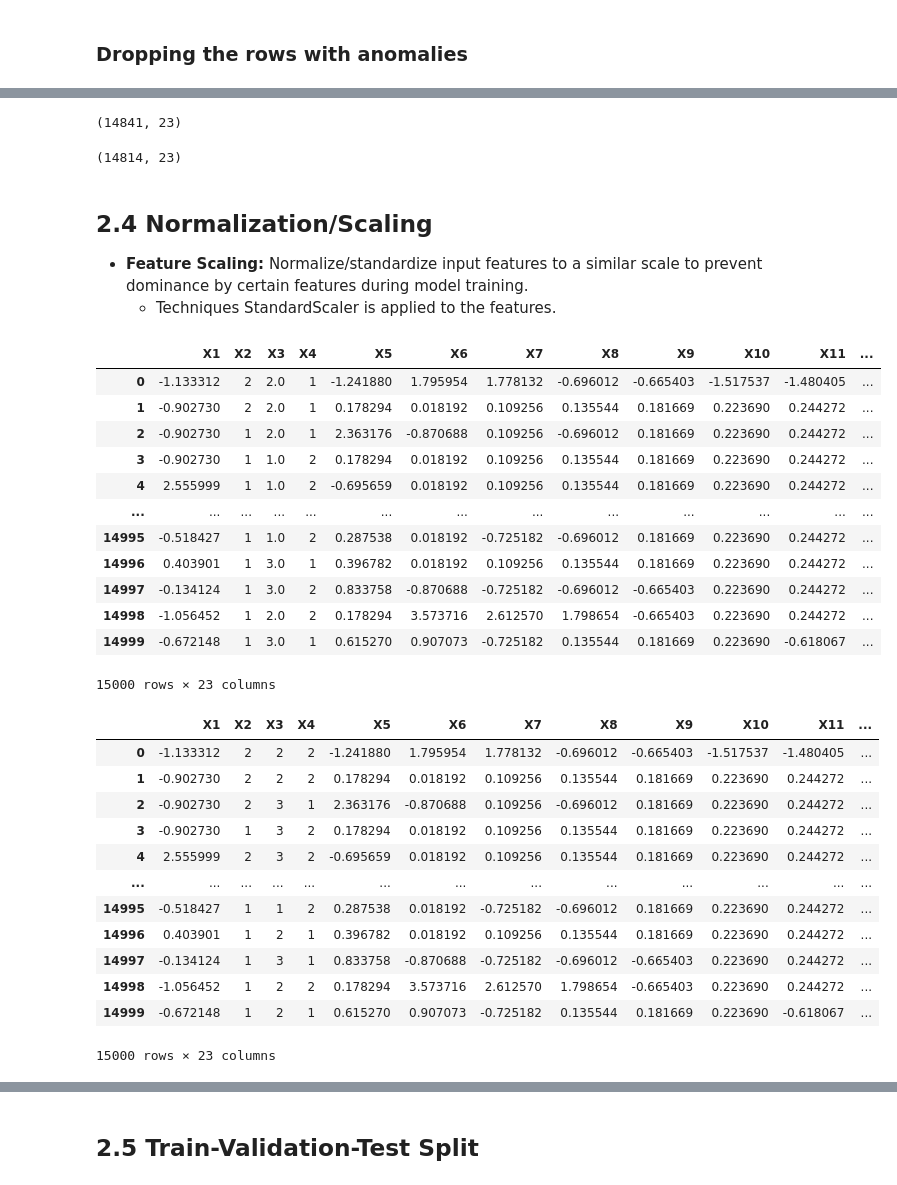
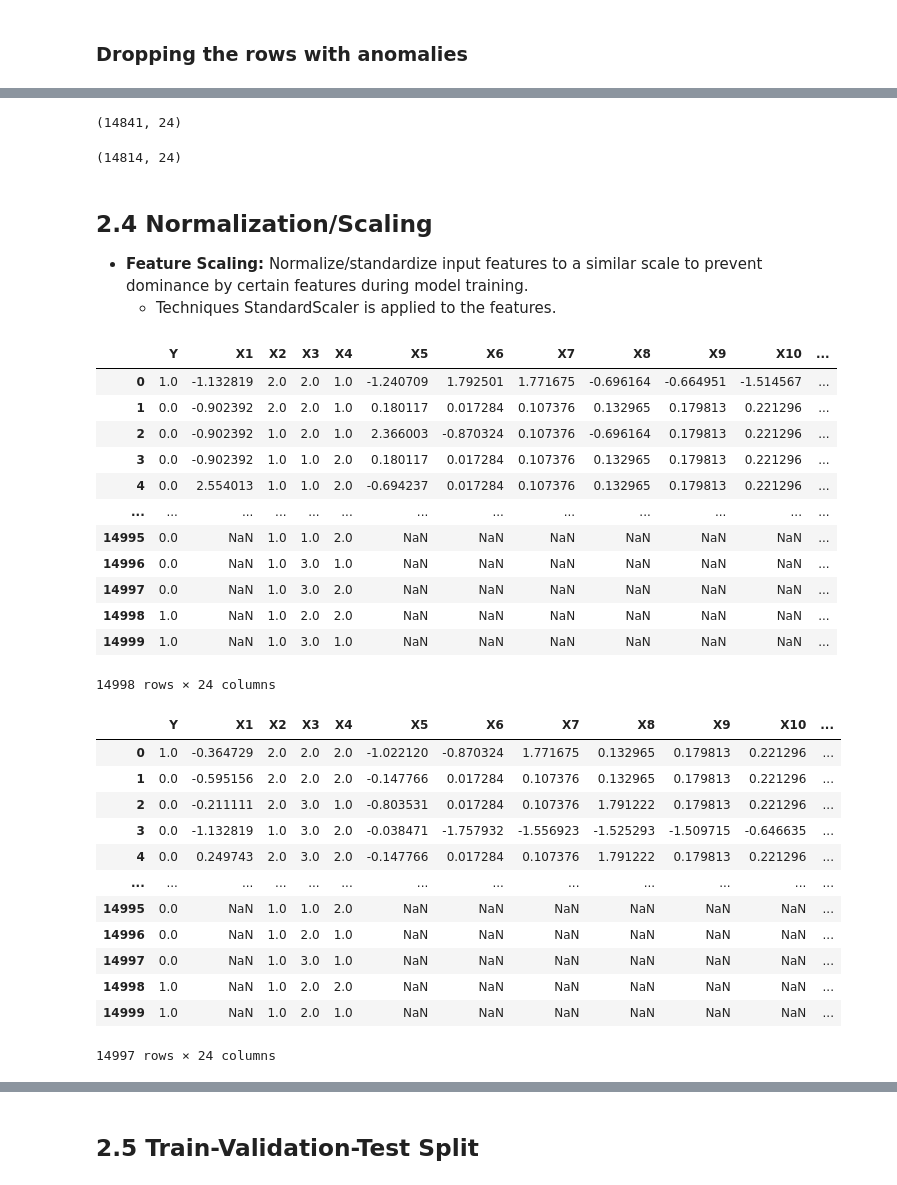
Before and after one commit to rjosh003-CS/Data-Mining-coursework, a Jupyter notebook: DM_coursework_part_2.ipynb, the cells around one changed output, grey strips where cells are left out. Saved outputs shown, nothing was run; the diff lists cells and outputs as text; code cells hidden in the pictures.

```diff
--- a/DM_coursework_part_2.ipynb
+++ b/DM_coursework_part_2.ipynb
@@ -653,3 +650,10 @@ plt.show()
 [figure]
 # %% [markdown]
 ## 2.2 Data Cleaning
+# %%
+train_X = train_data
+test_X = test_data
+
+train_y = train_data[["Y"]]
+test_y = test_data[["Y"]]
+train_X
@@ -952,13 +986,13 @@ train_X["X3"] = train_X["X3"].where(train_X["X3"].isin([1,2,3,4]), np.nan)
 train_X.dropna(inplace=True)
 train_X.shape
 # %% [output]
-(14841, 23)
+(14841, 24)
 # %%
 test_X["X3"] = test_X["X3"].where(test_X["X3"].isin([1,2,3,4]), np.nan)
 test_X.dropna(inplace=True)
 test_X.shape
 # %% [output]
-(14814, 23)
+(14814, 24)
 # %% [markdown]
 ## 2.4 Normalization/Scaling
 - **Feature Scaling:** Normalize/standardize input features to a similar scale to prevent dominance by certain features during model training.
@@ -966,49 +1000,49 @@ test_X.shape
 # %%
 pd.set_option("display.max_columns", None)
 # %%
-category_col = ["X2", "X3", "X4"]
+category_col = ["Y","X2", "X3", "X4"]
 num_train_X = train_X.drop(category_col, axis = 1)
-num_test_X = train_X.drop(category_col, axis = 1)
+num_test_X = test_X.drop(category_col, axis = 1)
 
 scalar = StandardScaler()
 num_train_scale = scalar.fit_transform(num_train_X)
 num_test_scale = scalar.transform(num_test_X)
 
 num_train_scale = pd.DataFrame(num_train_scale, columns = num_train_X.columns)
 num_test_scale = pd.DataFrame(num_test_scale, columns = num_train_X.columns)
 
 train_X_scale = pd.concat([num_train_scale, train_X[category_col]], axis = 1)
 test_X_scale = pd.concat([num_test_scale, test_X[category_col]], axis = 1)
 
 train_X_scale = train_X_scale[train_X.columns]
 test_X_scale = test_X_scale[train_X.columns]
 
 display(train_X_scale)
 display(test_X_scale)
 # %% [output]
-|  | X1 | X2 | X3 | X4 | X5 | X6 | X7 | X8 | X9 | X10 | X11 | ... |
-| 0 | -1.133312 | 2 | 2.0 | 1 | -1.241880 | 1.795954 | 1.778132 | -0.696012 | -0.665403 | -1.517537 | -1.480405 | ... |
-| 1 | -0.902730 | 2 | 2.0 | 1 | 0.178294 | 0.018192 | 0.109256 | 0.135544 | 0.181669 | 0.223690 | 0.244272 | ... |
-| 2 | -0.902730 | 1 | 2.0 | 1 | 2.363176 | -0.870688 | 0.109256 | -0.696012 | 0.181669 | 0.223690 | 0.244272 | ... |
-| 3 | -0.902730 | 1 | 1.0 | 2 | 0.178294 | 0.018192 | 0.109256 | 0.135544 | 0.181669 | 0.223690 | 0.244272 | ... |
-| 4 | 2.555999 | 1 | 1.0 | 2 | -0.695659 | 0.018192 | 0.109256 | 0.135544 | 0.181669 | 0.223690 | 0.244272 | ... |
+|  | Y | X1 | X2 | X3 | X4 | X5 | X6 | X7 | X8 | X9 | X10 | ... |
+| 0 | 1.0 | -1.132819 | 2.0 | 2.0 | 1.0 | -1.240709 | 1.792501 | 1.771675 | -0.696164 | -0.664951 | -1.514567 | ... |
+| 1 | 0.0 | -0.902392 | 2.0 | 2.0 | 1.0 | 0.180117 | 0.017284 | 0.107376 | 0.132965 | 0.179813 | 0.221296 | ... |
+| 2 | 0.0 | -0.902392 | 1.0 | 2.0 | 1.0 | 2.366003 | -0.870324 | 0.107376 | -0.696164 | 0.179813 | 0.221296 | ... |
+| 3 | 0.0 | -0.902392 | 1.0 | 1.0 | 2.0 | 0.180117 | 0.017284 | 0.107376 | 0.132965 | 0.179813 | 0.221296 | ... |
+| 4 | 0.0 | 2.554013 | 1.0 | 1.0 | 2.0 | -0.694237 | 0.017284 | 0.107376 | 0.132965 | 0.179813 | 0.221296 | ... |
 | ... | ... | ... | ... | ... | ... | ... | ... | ... | ... | ... | ... | ... |
-| 14995 | -0.518427 | 1 | 1.0 | 2 | 0.287538 | 0.018192 | -0.725182 | -0.696012 | 0.181669 | 0.223690 | 0.244272 | ... |
-| 14996 | 0.403901 | 1 | 3.0 | 1 | 0.396782 | 0.018192 | 0.109256 | 0.135544 | 0.181669 | 0.223690 | 0.244272 | ... |
-| 14997 | -0.134124 | 1 | 3.0 | 2 | 0.833758 | -0.870688 | -0.725182 | -0.696012 | -0.665403 | 0.223690 | 0.244272 | ... |
-| 14998 | -1.056452 | 1 | 2.0 | 2 | 0.178294 | 3.573716 | 2.612570 | 1.798654 | -0.665403 | 0.223690 | 0.244272 | ... |
-| 14999 | -0.672148 | 1 | 3.0 | 1 | 0.615270 | 0.907073 | -0.725182 | 0.135544 | 0.181669 | 0.223690 | -0.618067 | ... |
+| 14995 | 0.0 | NaN | 1.0 | 1.0 | 2.0 | NaN | NaN | NaN | NaN | NaN | NaN | ... |
+| 14996 | 0.0 | NaN | 1.0 | 3.0 | 1.0 | NaN | NaN | NaN | NaN | NaN | NaN | ... |
+| 14997 | 0.0 | NaN | 1.0 | 3.0 | 2.0 | NaN | NaN | NaN | NaN | NaN | NaN | ... |
+| 14998 | 1.0 | NaN | 1.0 | 2.0 | 2.0 | NaN | NaN | NaN | NaN | NaN | NaN | ... |
+| 14999 | 1.0 | NaN | 1.0 | 3.0 | 1.0 | NaN | NaN | NaN | NaN | NaN | NaN | ... |
-15000 rows × 23 columns
+14998 rows × 24 columns
-|  | X1 | X2 | X3 | X4 | X5 | X6 | X7 | X8 | X9 | X10 | X11 | ... |
-| 0 | -1.133312 | 2 | 2 | 2 | -1.241880 | 1.795954 | 1.778132 | -0.696012 | -0.665403 | -1.517537 | -1.480405 | ... |
-| 1 | -0.902730 | 2 | 2 | 2 | 0.178294 | 0.018192 | 0.109256 | 0.135544 | 0.181669 | 0.223690 | 0.244272 | ... |
-| 2 | -0.902730 | 2 | 3 | 1 | 2.363176 | -0.870688 | 0.109256 | -0.696012 | 0.181669 | 0.223690 | 0.244272 | ... |
-| 3 | -0.902730 | 1 | 3 | 2 | 0.178294 | 0.018192 | 0.109256 | 0.135544 | 0.181669 | 0.223690 | 0.244272 | ... |
-| 4 | 2.555999 | 2 | 3 | 2 | -0.695659 | 0.018192 | 0.109256 | 0.135544 | 0.181669 | 0.223690 | 0.244272 | ... |
+|  | Y | X1 | X2 | X3 | X4 | X5 | X6 | X7 | X8 | X9 | X10 | ... |
+| 0 | 1.0 | -0.364729 | 2.0 | 2.0 | 2.0 | -1.022120 | -0.870324 | 1.771675 | 0.132965 | 0.179813 | 0.221296 | ... |
+| 1 | 0.0 | -0.595156 | 2.0 | 2.0 | 2.0 | -0.147766 | 0.017284 | 0.107376 | 0.132965 | 0.179813 | 0.221296 | ... |
+| 2 | 0.0 | -0.211111 | 2.0 | 3.0 | 1.0 | -0.803531 | 0.017284 | 0.107376 | 1.791222 | 0.179813 | 0.221296 | ... |
+| 3 | 0.0 | -1.132819 | 1.0 | 3.0 | 2.0 | -0.038471 | -1.757932 | -1.556923 | -1.525293 | -1.509715 | -0.646635 | ... |
+| 4 | 0.0 | 0.249743 | 2.0 | 3.0 | 2.0 | -0.147766 | 0.017284 | 0.107376 | 1.791222 | 0.179813 | 0.221296 | ... |
 | ... | ... | ... | ... | ... | ... | ... | ... | ... | ... | ... | ... | ... |
-| 14995 | -0.518427 | 1 | 1 | 2 | 0.287538 | 0.018192 | -0.725182 | -0.696012 | 0.181669 | 0.223690 | 0.244272 | ... |
-| 14996 | 0.403901 | 1 | 2 | 1 | 0.396782 | 0.018192 | 0.109256 | 0.135544 | 0.181669 | 0.223690 | 0.244272 | ... |
-| 14997 | -0.134124 | 1 | 3 | 1 | 0.833758 | -0.870688 | -0.725182 | -0.696012 | -0.665403 | 0.223690 | 0.244272 | ... |
-| 14998 | -1.056452 | 1 | 2 | 2 | 0.178294 | 3.573716 | 2.612570 | 1.798654 | -0.665403 | 0.223690 | 0.244272 | ... |
-| 14999 | -0.672148 | 1 | 2 | 1 | 0.615270 | 0.907073 | -0.725182 | 0.135544 | 0.181669 | 0.223690 | -0.618067 | ... |
+| 14995 | 0.0 | NaN | 1.0 | 1.0 | 2.0 | NaN | NaN | NaN | NaN | NaN | NaN | ... |
+| 14996 | 0.0 | NaN | 1.0 | 2.0 | 1.0 | NaN | NaN | NaN | NaN | NaN | NaN | ... |
+| 14997 | 0.0 | NaN | 1.0 | 3.0 | 1.0 | NaN | NaN | NaN | NaN | NaN | NaN | ... |
+| 14998 | 1.0 | NaN | 1.0 | 2.0 | 2.0 | NaN | NaN | NaN | NaN | NaN | NaN | ... |
+| 14999 | 1.0 | NaN | 1.0 | 2.0 | 1.0 | NaN | NaN | NaN | NaN | NaN | NaN | ... |
-15000 rows × 23 columns
+14997 rows × 24 columns
```
Also changed, not shown: parts of 18 cells of this notebook.
